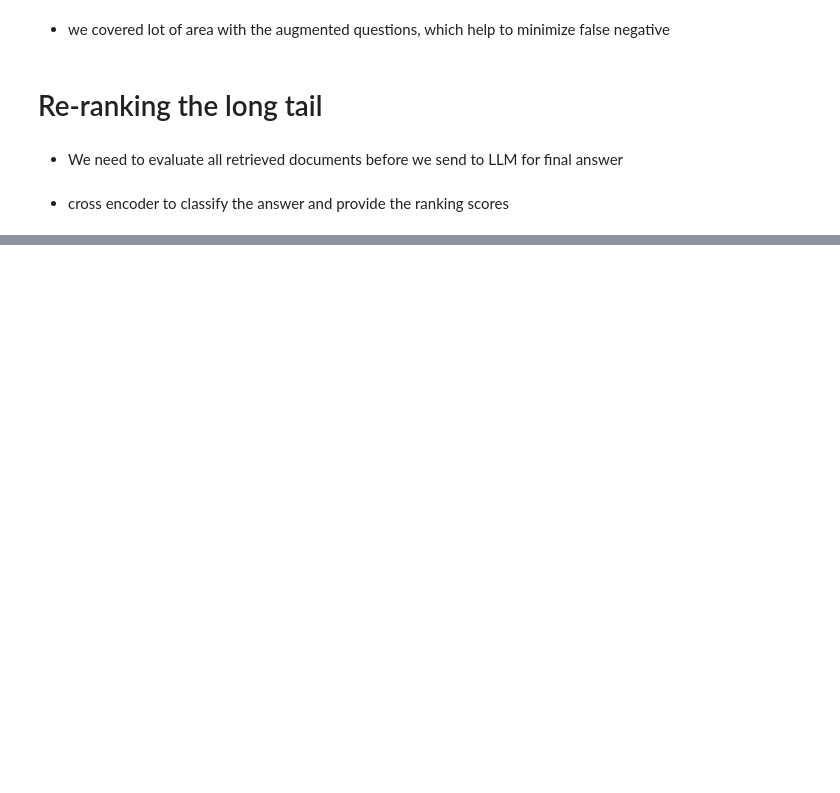
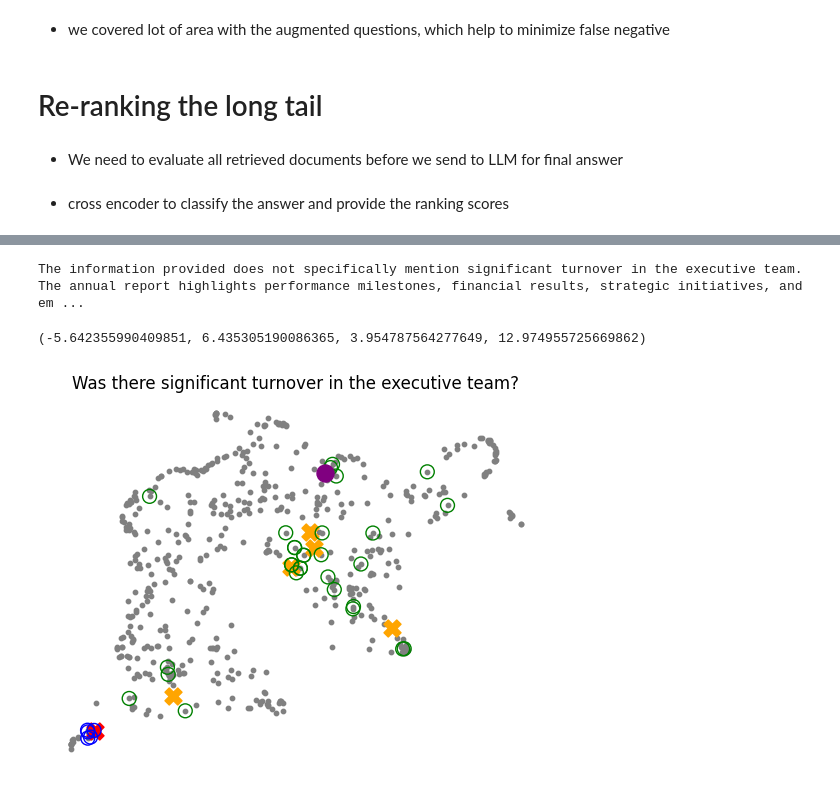
Before and after one commit to stanghong/RAG_Improvement, a Jupyter notebook: RAG_Improvement_refactorCode.ipynb, the cells around one changed output, grey strips where cells are left out. Cells and saved outputs as stored; diff of their text form; code cells hidden in the pictures; blank space fills up the shorter version.

```diff
--- a/RAG_Improvement_refactorCode.ipynb
+++ b/RAG_Improvement_refactorCode.ipynb
@@ -378,0 +421,12 @@ scores = cross_encoder.predict(pairs)
+# %%
+# select top 5 ranked answers
+# Sort the indices of scores in descending order and select the top 3
+top_indices = np.argsort(scores)[::-1][:5]
+
+# Retrieve the top 5 pairs based on these indices
+top_pairs = [pairs[index] for index in top_indices]
+
+# Print the top 5 pairs
+print("Top 5 Pairs based on scores:")
+for pair in top_pairs:
+    print(pair)
@@ -378,0 +440,29 @@ scores = cross_encoder.predict(pairs)
+# %%
+query=top_pairs[0][0]
+reranked_retrieved_documents = " ".join(doc[1] for doc in top_pairs)
+#answer the query based on the five documents
+# print outputs
+output = rag(query=query, retrieved_documents=reranked_retrieved_documents)
+print(output)
+# %% [output]
+The information provided does not specifically mention significant turnover in the executive team. The annual report highlights performance milestones, financial results, strategic initiatives, and em ...
+# %%
+# visualize the embeddings
+reranked_retrieved_documents_embedding = embedding_function([reranked_retrieved_documents])
+projected_reranked_retrieved_embeddings = project_embeddings(reranked_retrieved_documents_embedding, umap_transform)
+# %%
+# Plot the projected query and retrieved documents in the embedding space
+plt.figure()
+plt.scatter(projected_dataset_embeddings[:, 0], projected_dataset_embeddings[:, 1], s=10, color='gray')
+plt.scatter(projected_query_embedding[:, 0], projected_query_embedding[:, 1], s=150, marker='X', color='r')
+plt.scatter(project_augmented_queries[:, 0], project_augmented_queries[:, 1], s=150, marker='X', color='orange')
+plt.scatter(projected_result_embeddings[:, 0], projected_result_embeddings[:, 1], s=100, facecolors='none', edgecolors='g')
+plt.scatter(projected_retrieved_embeddings[:, 0], projected_retrieved_embeddings[:, 1], s=100, facecolors='none', edgecolors='b')
+plt.scatter(projected_reranked_retrieved_embeddings[:, 0], projected_reranked_retrieved_embeddings[:, 1], s=150, facecolors='purple', edgecolors='purple')
+
+plt.gca().set_aspect('equal', 'datalim')
+plt.title(f'{query}')
+plt.axis('off')
+# %% [output]
+(-5.642355990409851, 6.435305190086365, 3.954787564277649, 12.974955725669862)
+[figure, added]
```
Also changed, not shown: parts of 13 cells of this notebook.
